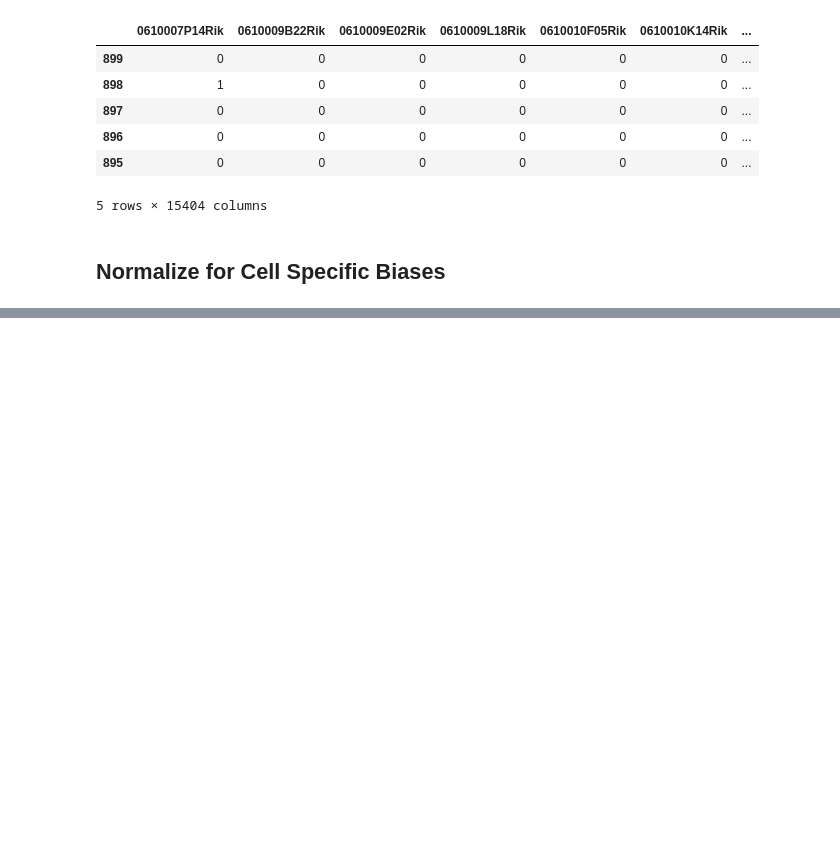
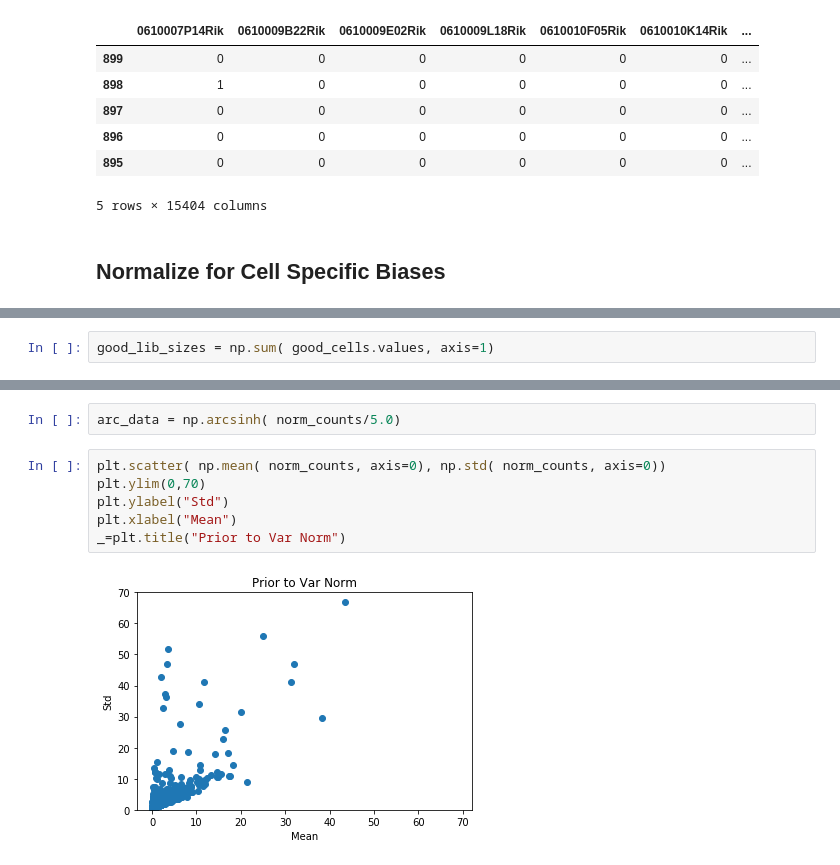
Before and after one commit to msenosain/Discovery_Oriented_Data_Science, a Jupyter notebook: notebooks/Preprocessing_and_Feature_Selection.ipynb, the cells around one changed output, grey strips where cells are left out. Drawn from its saved outputs; the diff is of its cells as text; blank space fills up the shorter version.

```diff
--- a/notebooks/Preprocessing_and_Feature_Selection.ipynb
+++ b/notebooks/Preprocessing_and_Feature_Selection.ipynb
@@ -194,0 +201,2 @@ filt_genes.head()
+# %%
+good_lib_sizes = np.sum( good_cells.values, axis=1)
@@ -194,0 +233,10 @@ filt_genes.head()
+# %%
+arc_data = np.arcsinh( norm_counts/5.0)
+# %%
+plt.scatter( np.mean( norm_counts, axis=0), np.std( norm_counts, axis=0))
+plt.ylim(0,70)
+plt.ylabel("Std")
+plt.xlabel("Mean")
+_=plt.title("Prior to Var Norm")
+# %% [output]
+[figure, added]
```
Also changed, not shown: parts of 25 cells of this notebook.
